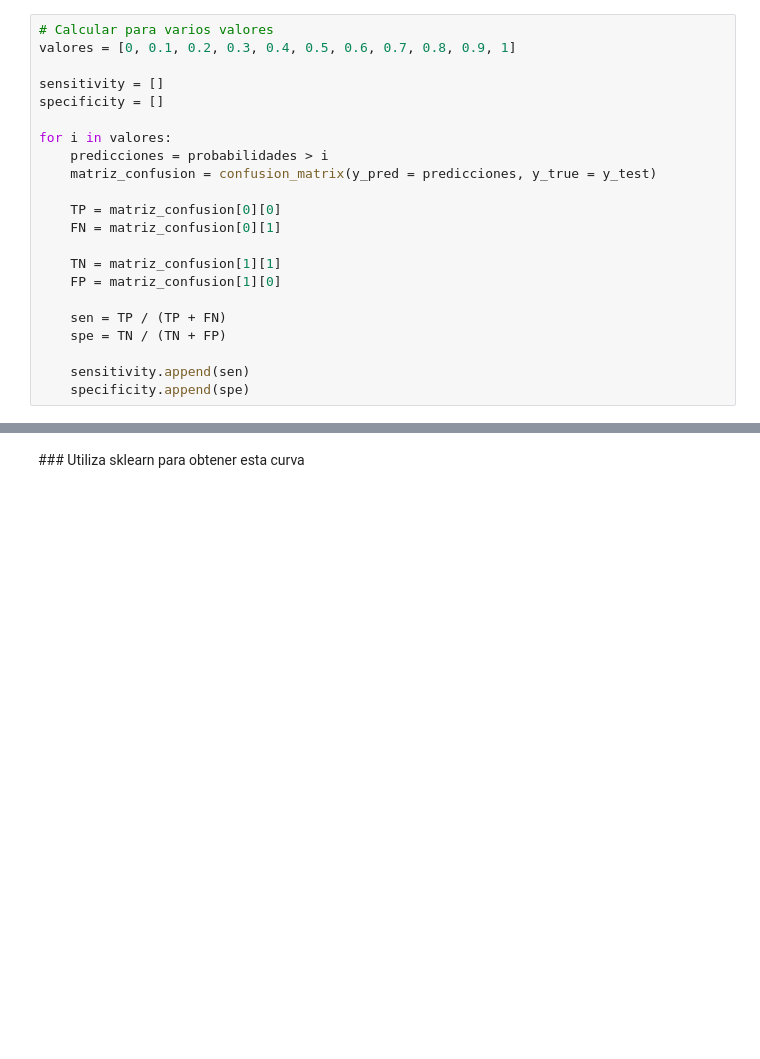
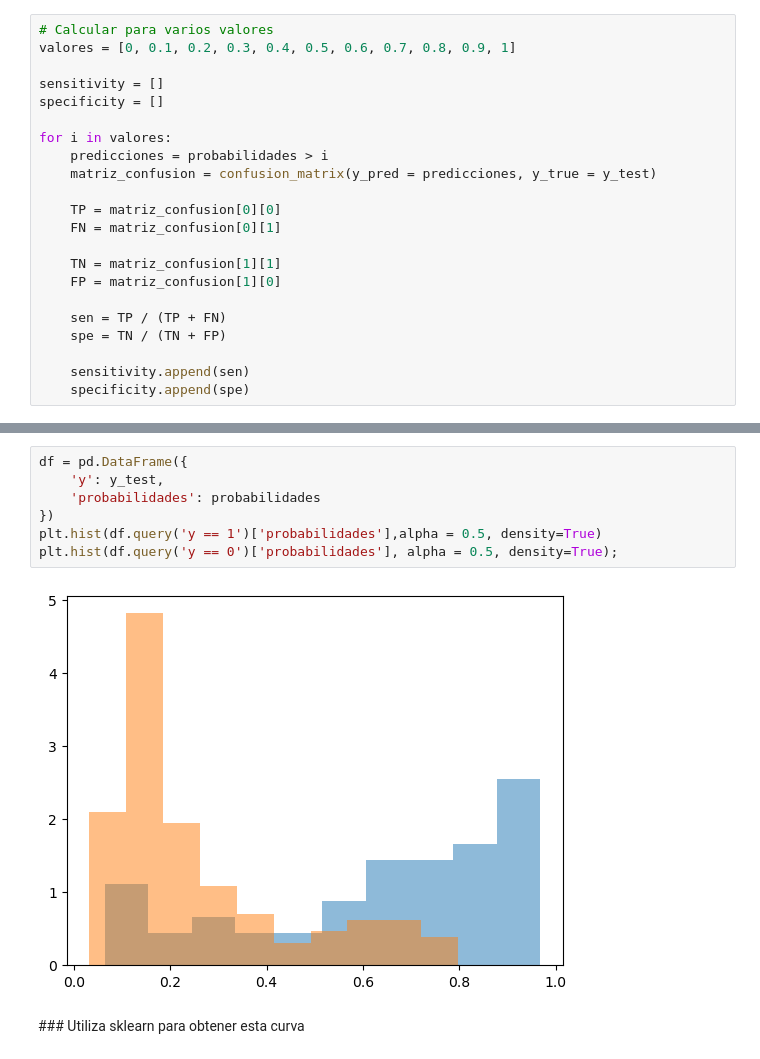
Before and after one commit to LuisMB09/lab_aprendizaje_estadistico, a Jupyter notebook: AUC_sin_resolver.ipynb, the cells around one changed output, grey strips where cells are left out. Drawn from its saved outputs; the diff is of its cells as text; blank space fills up the shorter version.

```diff
--- a/AUC_sin_resolver.ipynb
+++ b/AUC_sin_resolver.ipynb
@@ -146,4 +145,13 @@ Text(0.5, 1.0, 'Curva ROC')
 [figure]
+# %%
+df = pd.DataFrame({
+    'y': y_test,
+    'probabilidades': probabilidades
+})
+plt.hist(df.query('y == 1')['probabilidades'],alpha = 0.5, density=True)
+plt.hist(df.query('y == 0')['probabilidades'], alpha = 0.5, density=True);
+# %% [output]
+[figure, added]
 # %% [markdown]
 ### Utiliza sklearn para obtener esta curva
 # %%
```
Also changed, not shown: parts of 11 cells of this notebook.
